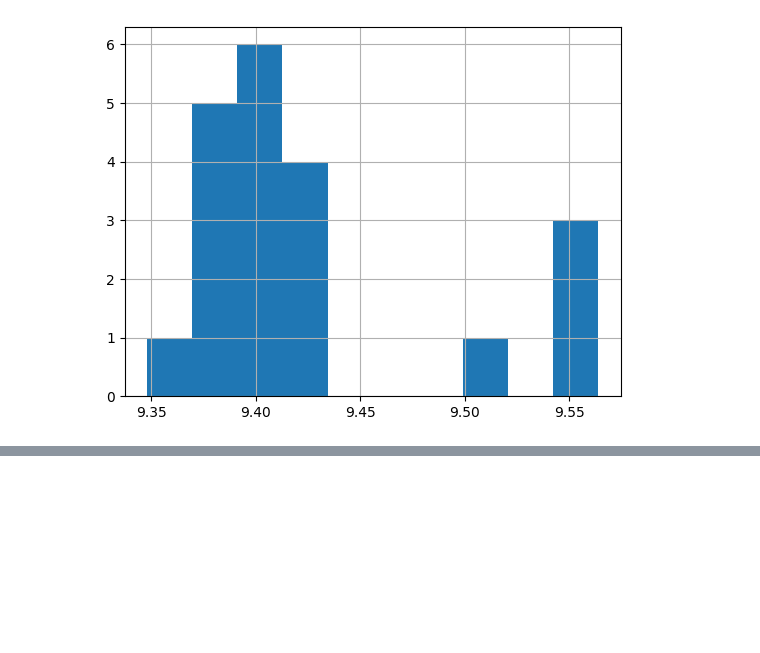
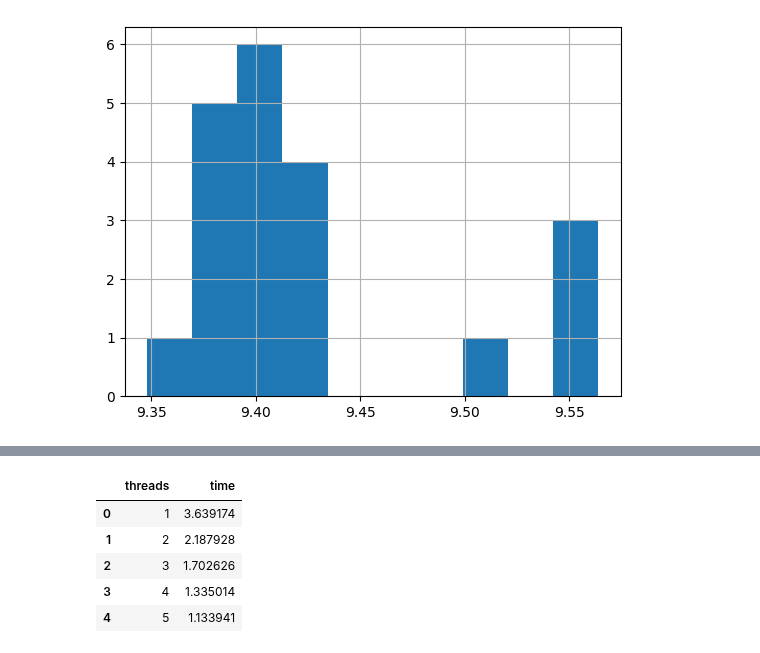
Before and after one commit to jparadadev/notebooks, a Jupyter notebook: high-performance-for-cyber-security/sinx.ipynb, the cells around one changed output, grey strips where cells are left out. Cells and saved outputs as stored; diff of their text form; code cells hidden in the pictures; blank space fills up the shorter version.

```diff
--- a/high-performance-for-cyber-security/sinx.ipynb
+++ b/high-performance-for-cyber-security/sinx.ipynb
@@ -46,0 +61,12 @@ df_ori_hard['time'].hist()
+# %%
+df_p_easy_med = df_p_easy.groupby(['threads'], as_index=True)['time'].median().reset_index(name='time')
+df_p_hard_med = df_p_hard.groupby(['threads'], as_index=True)['time'].median().reset_index(name='time')
+
+df_p_easy_med.head()
+# %% [output]
+|  | threads | time |
+| 0 | 1 | 3.639174 |
+| 1 | 2 | 2.187928 |
+| 2 | 3 | 1.702626 |
+| 3 | 4 | 1.335014 |
+| 4 | 5 | 1.133941 |
```
Also changed, not shown: parts of 3 cells of this notebook, 2 other files.
